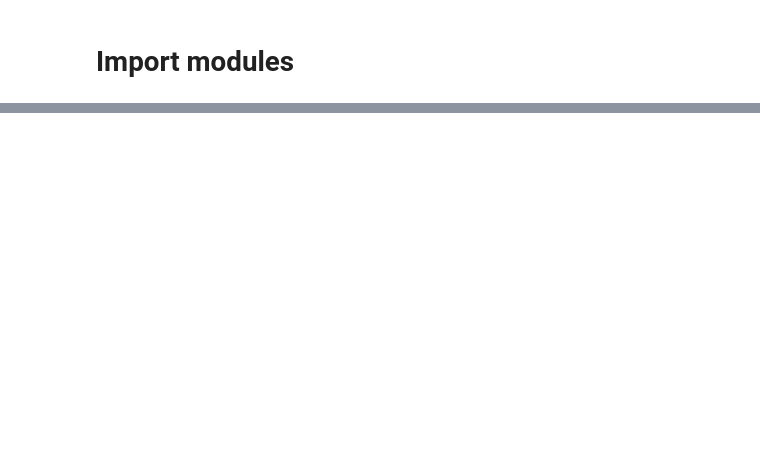
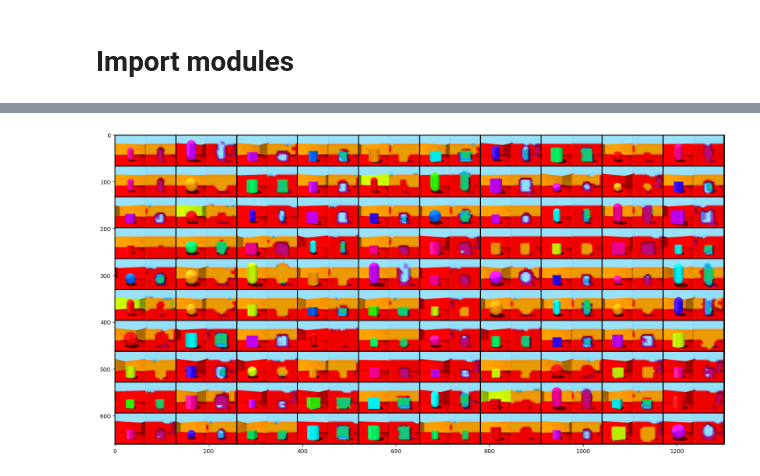
Before and after one commit to Kavoshgare-Keyhan/3dshape-vqvae-pyTorch, a Jupyter notebook: train_vqvae.ipynb, the cells around one changed output, grey strips where cells are left out. Drawn from its saved outputs; the diff is of its cells as text; code cells hidden in the pictures; blank space fills up the shorter version.

Commit message:
add cross validation and reconstruction

```diff
--- a/train_vqvae.ipynb
+++ b/train_vqvae.ipynb
@@ -218,0 +281,53 @@ torch.Size([10, 72])
+# %%
+ ######## Read the config file #######
+config_path='hyperparameters.yaml'
+with open(config_path, 'r') as file:
+    try:
+        config = yaml.safe_load(file)
+    except yaml.YAMLError as exc:
+        print(exc)
+# print(config)
+
+# Load data from the H5 file
+h5_file = config['train_params']['path']
+with h5py.File(h5_file, 'r') as f:
+    images = np.array(f['images'][:10_000,:])
+    labels = np.array(f['labels'][:10_000,:])
+
+train_images, test_images, train_labels, test_labels = train_test_split(images, labels, test_size=0.2, random_state=config['train_params']['seed'], shuffle=True)
+
+# Initialize KFold
+kf = KFold(n_splits=5, shuffle=True, random_state=config['train_params']['seed'])
+
+train_losses = []
+val_losses = []
+# Get indices for training and validation
+for train_index, val_index in kf.split(train_images):
+    # Create samplers
+    train_sampler = SubsetRandomSampler(train_index)
+    val_sampler = SubsetRandomSampler(val_index)
+
+    # train and save model while returning loss_train
+    train_loss = train(config, sample=train_sampler)
+    train_losses.append(train_loss)
+
+    # validate model
+    val_loss = validate(config, sample=val_sampler)
+    val_losses.append(val_loss)
+
+# Test model and reconstruct image
+test_loss = reconstruction(config, test_images)
+
+file_name = 'model_assessment.csv'
+# Check if the file exists
+if not os.path.isfile(file_name):
+    # Create the file and write column names
+    with open(file_name, mode='w', newline='') as f:
+        writer = csv.writer(f)
+        writer.writerow(['model_name', 'avg_train_loss', 'avg_val_loss', 'test_loss'])  # Write column names
+else:
+    # Append data to the existing file
+    with open(file_name, mode='a', newline='') as f:
+        writer = csv.writer(f)
+        writer.writerow([config['train_params']['model_name'], sum(val_losses)/len(val_losses), sum(train_losses)/len(train_losses), test_loss])  # Write data
+# %% [output]
@@ -218,0 +336 @@ torch.Size([10, 72])
+[figure, added]
```
Also changed, not shown: parts of 9 cells of this notebook.
